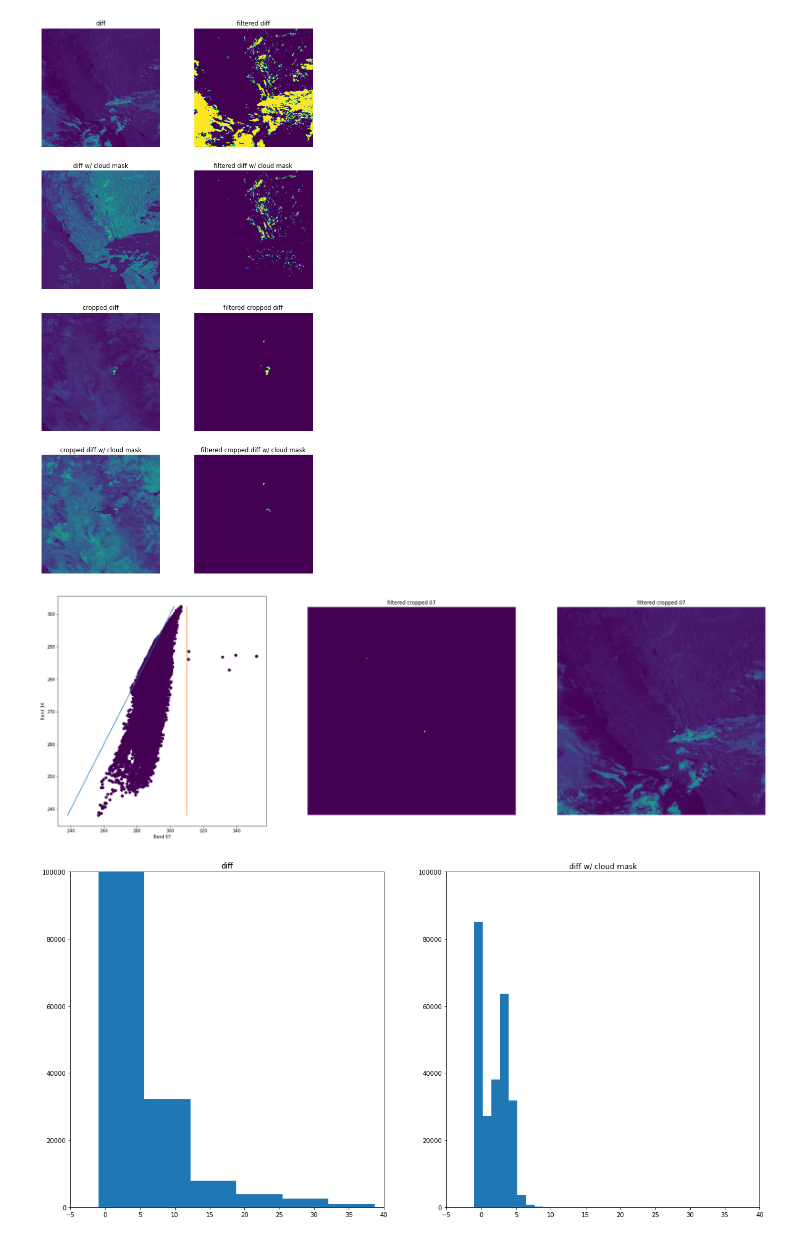
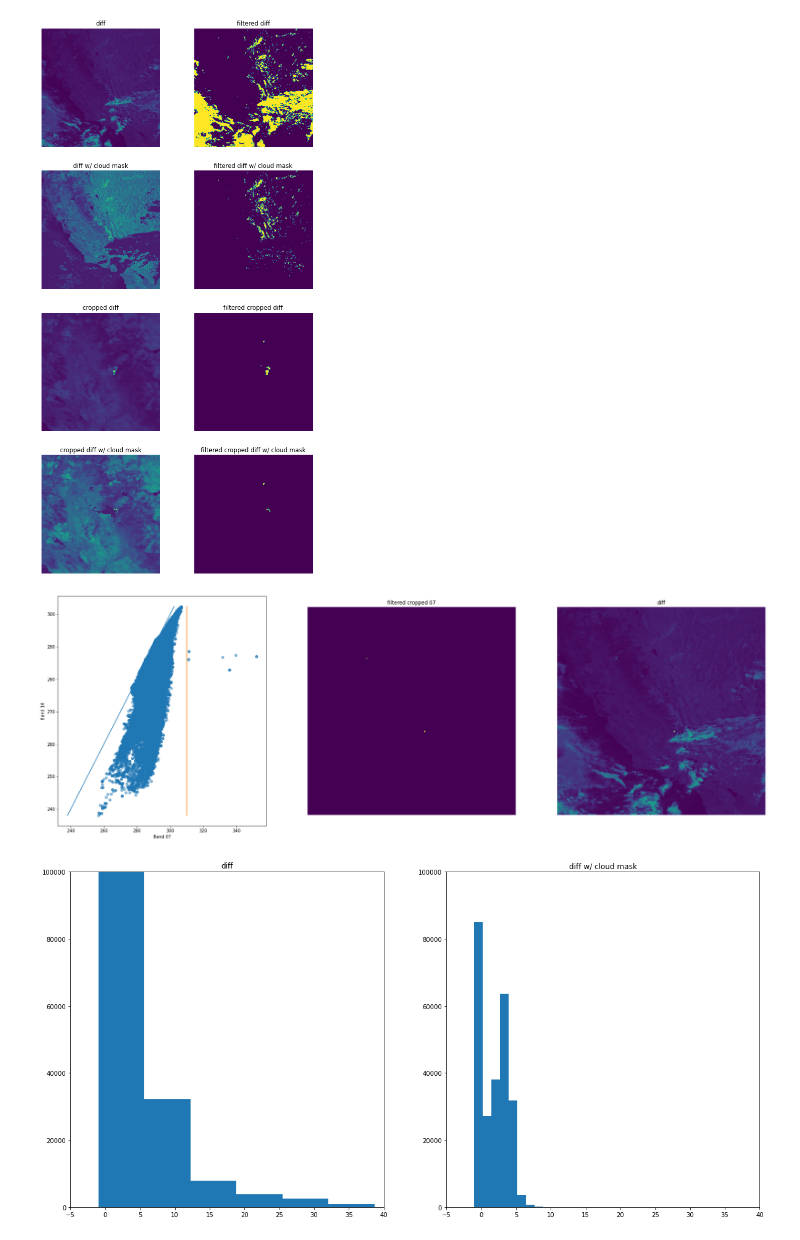
Before and after one commit to ccny-glasslab/Fires, a Jupyter notebook: Identifying Fires/fire_threshold_graphs.ipynb, the cells around one changed output. Drawn from its saved outputs; the diff is of its cells as text; code cells hidden in the pictures.

```diff
--- a/Identifying Fires/fire_threshold_graphs.ipynb
+++ b/Identifying Fires/fire_threshold_graphs.ipynb
@@ -84,23 +84,23 @@ plt.show()
 # %%
 fig, ax = plt.subplots(1, 3, figsize=(30, 10))
 
-ax[0].scatter(img07, img14)
+ax[0].scatter(img07, img14, alpha=0.5)
 ax[0].plot([img14.min(), img14.max()], [img14.min(), img14.max()], label='x=y')
 ax[0].plot([310, 310], [img14.min(), img14.max()], label='x=310')
 ax[0].set_xlabel('Band 07')
 ax[0].set_ylabel('Band 14')
 
 ax[1].imshow(img07>310, aspect='equal')
 ax[1].set_title('filtered cropped 07')
 ax[1].axis('off')
 
 ax[2].imshow(diff, aspect='equal')
 ax[2].set_title('diff')
 ax[2].axis('off')
 
 plt.show()
 # %% [output]
-[figure, old version]
+[figure, new version]
 # %%
 fig, ax = plt.subplots(1, 2, figsize=(20, 10))
 ax[0].hist(diff.ravel())
```
Also changed, not shown: parts of 2 cells of this notebook, 6 other files.
